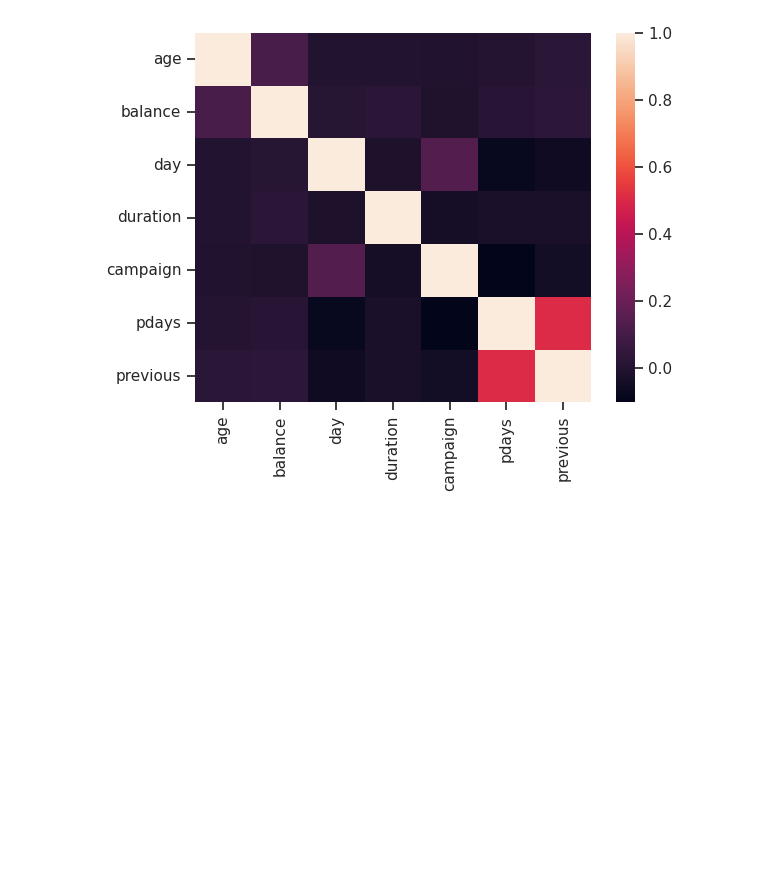
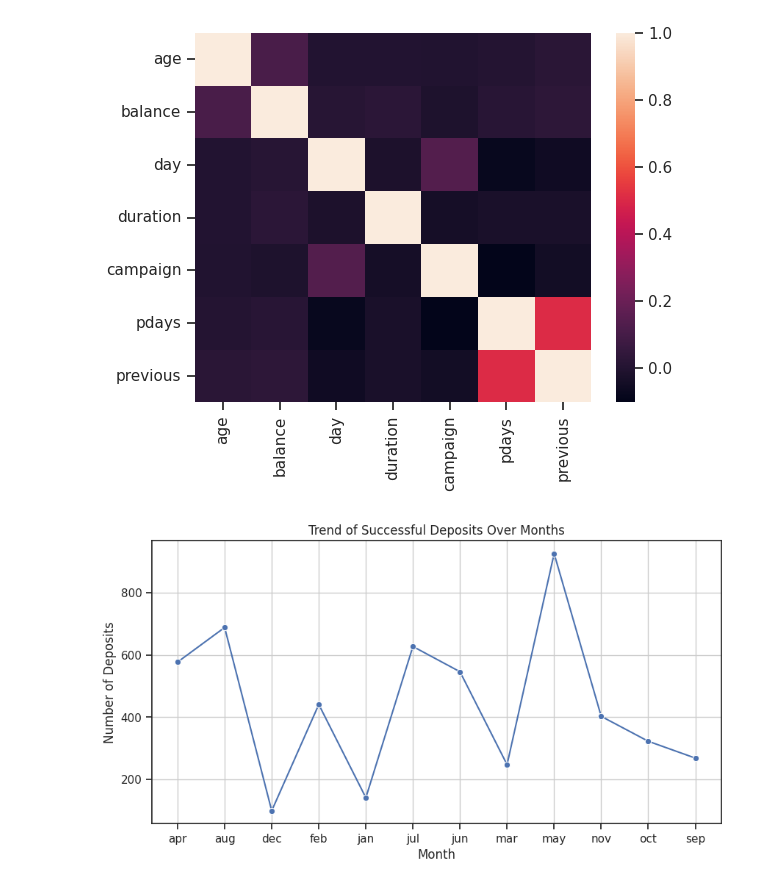
Before and after one commit to AKAB657/EDA-THEORY-DA, a Jupyter notebook: EDA_theory.ipynb, the cells around one changed output. Cells and saved outputs as stored; diff of their text form; code cells hidden in the pictures; blank space fills up the shorter version.

```diff
--- a/EDA_theory.ipynb
+++ b/EDA_theory.ipynb
@@ -448,3 +448,16 @@ sns.heatmap(correlation,xticklabels=correlation.columns,yticklabels=correlation.
 # %% [output]
 <Axes: >
 [figure]
+# %%
+#Trend of Successful Deposits Over Time
+#Trend of Successful Deposits Over Time
+plt.figure(figsize=(10, 5))
+deposit_counts = data[data['deposit'] == 'yes'].groupby('month')['deposit'].count()
+sns.lineplot(x=deposit_counts.index, y=deposit_counts.values, marker='o', color='b')
+plt.xlabel("Month")
+plt.ylabel("Number of Deposits")
+plt.title("Trend of Successful Deposits Over Months")
+plt.grid()
+plt.show()
+# %% [output]
+[figure, added]
```
Also changed, not shown: parts of 2 cells of this notebook.
